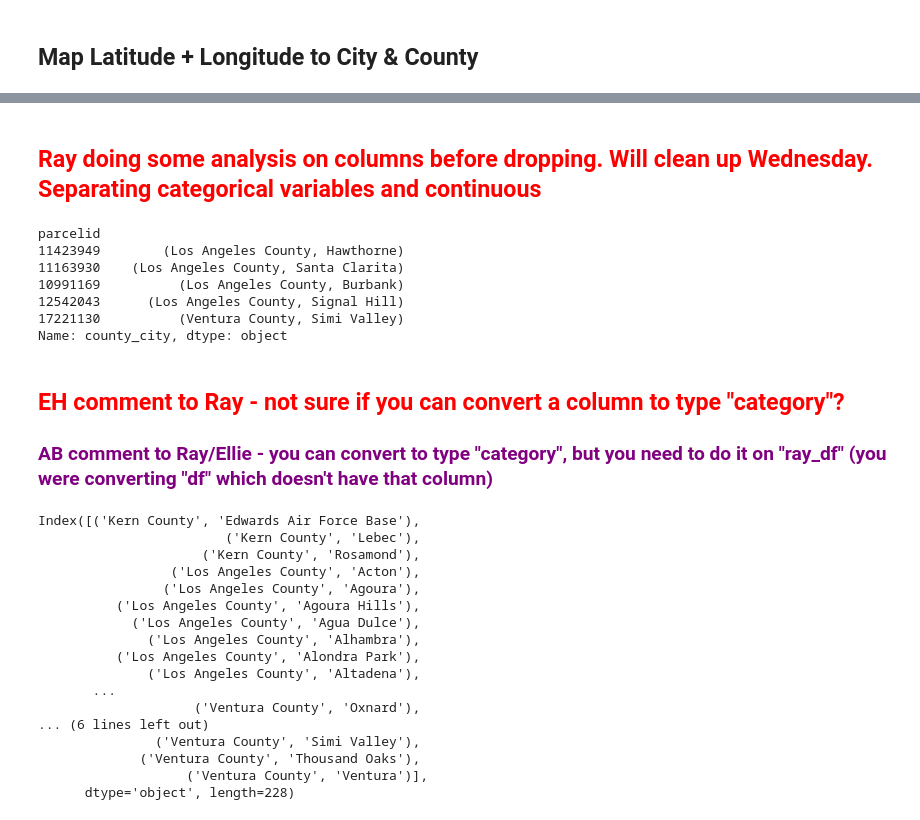
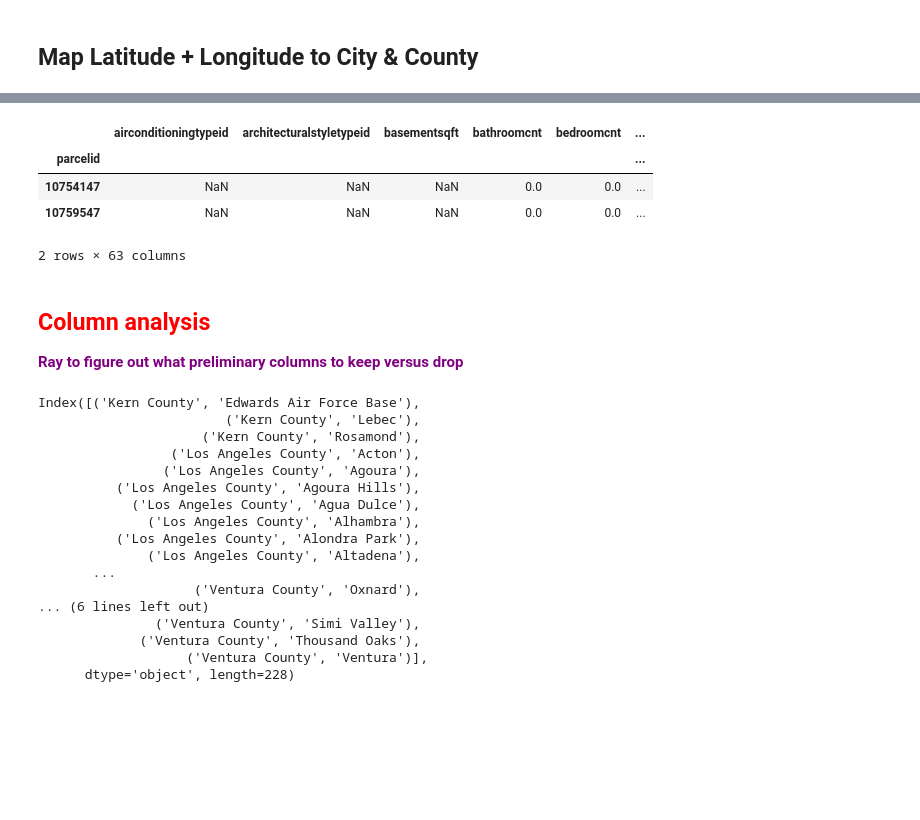
Before and after one commit to AustinDoolittle/W207-Final-Project, a Jupyter notebook: combined_eda.ipynb, the cells around one changed output, grey strips where cells are left out. Saved outputs shown, nothing was run; the diff lists cells and outputs as text; code cells hidden in the pictures; blank space fills up the shorter version.

```diff
--- a/combined_eda.ipynb
+++ b/combined_eda.ipynb
@@ -229,2 +97,0 @@ airconditioningtypeid - bathroomcnt - bedroomcnt - calculatedbathnbr - calculate
-# %% [markdown]
-## <font color=red> Ray doing some analysis on columns before dropping. Will clean up Wednesday. Separating categorical variables and continuous </font>
@@ -248,15 +97,0 @@ ray_df['county_city'] = list(zip(county, city))
-# %%
-# EH confirm that county_city data now looks correct
-# good to delete once Ray has reviewed
-ray_df["county_city"].head()
-# %% [output]
-parcelid
-11423949        (Los Angeles County, Hawthorne)
-11163930    (Los Angeles County, Santa Clarita)
-10991169          (Los Angeles County, Burbank)
-12542043      (Los Angeles County, Signal Hill)
-17221130          (Ventura County, Simi Valley)
-Name: county_city, dtype: object
-# %% [markdown]
-## <font color=red> EH comment to Ray - not sure if you can convert a column to type "category"? </font>
-### <font color=purple> AB comment to Ray/Ellie - you can convert to type "category", but you need to do it on "ray_df" (you were converting "df" which doesn't have that column) </font>
@@ -265 +98,13 @@ ray_df['county_city'] = ray_df['county_city'].astype('category')
+# %%
+# verify that city, county, and county_city are pulled in correctly
+combined_df.head(2)
+# %% [output]
+|  | airconditioningtypeid | architecturalstyletypeid | basementsqft | bathroomcnt | bedroomcnt | ... |
+| parcelid |  |  |  |  |  | ... |
+| 10754147 | NaN | NaN | NaN | 0.0 | 0.0 | ... |
+| 10759547 | NaN | NaN | NaN | 0.0 | 0.0 | ... |
+2 rows × 63 columns
+# %% [markdown]
+## <font color=red> Column analysis </font>
+<font color=purple>**Ray to figure out what preliminary columns to keep versus drop** <font>
 # %%
```
Also changed, not shown: parts of 49 cells of this notebook.
